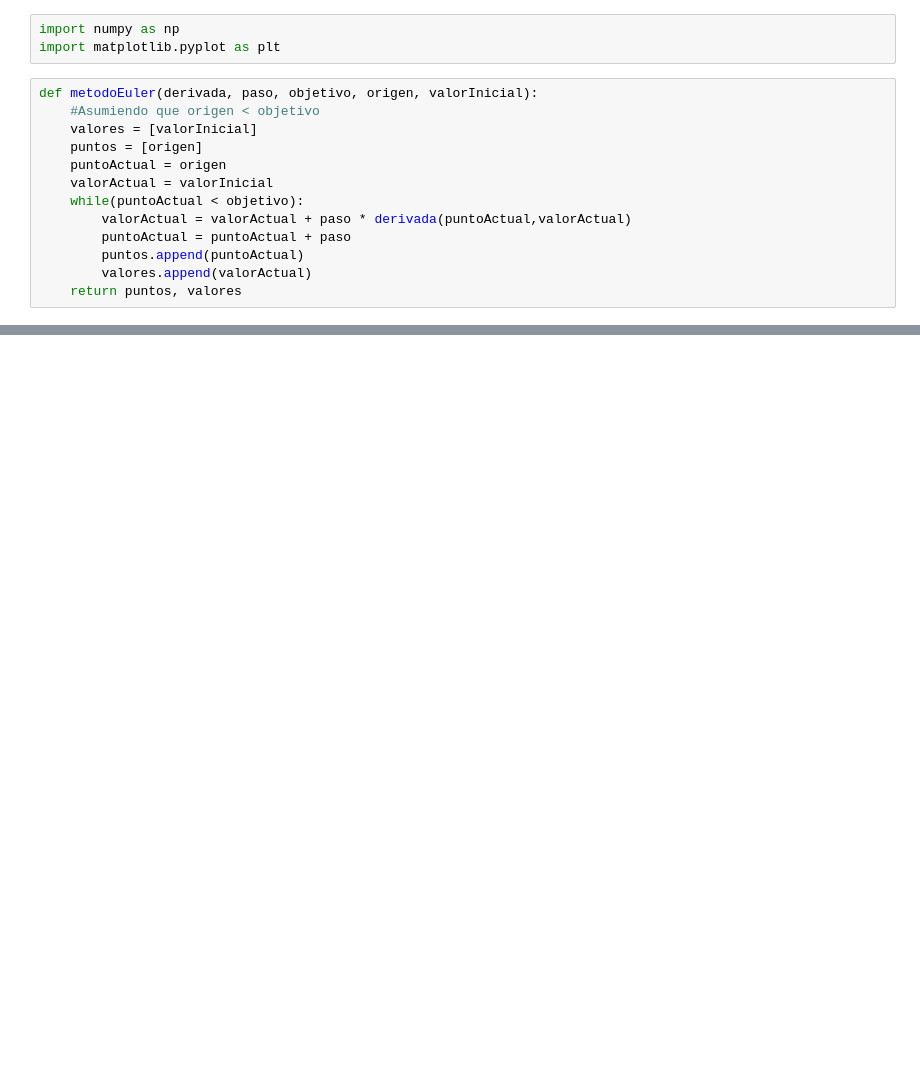
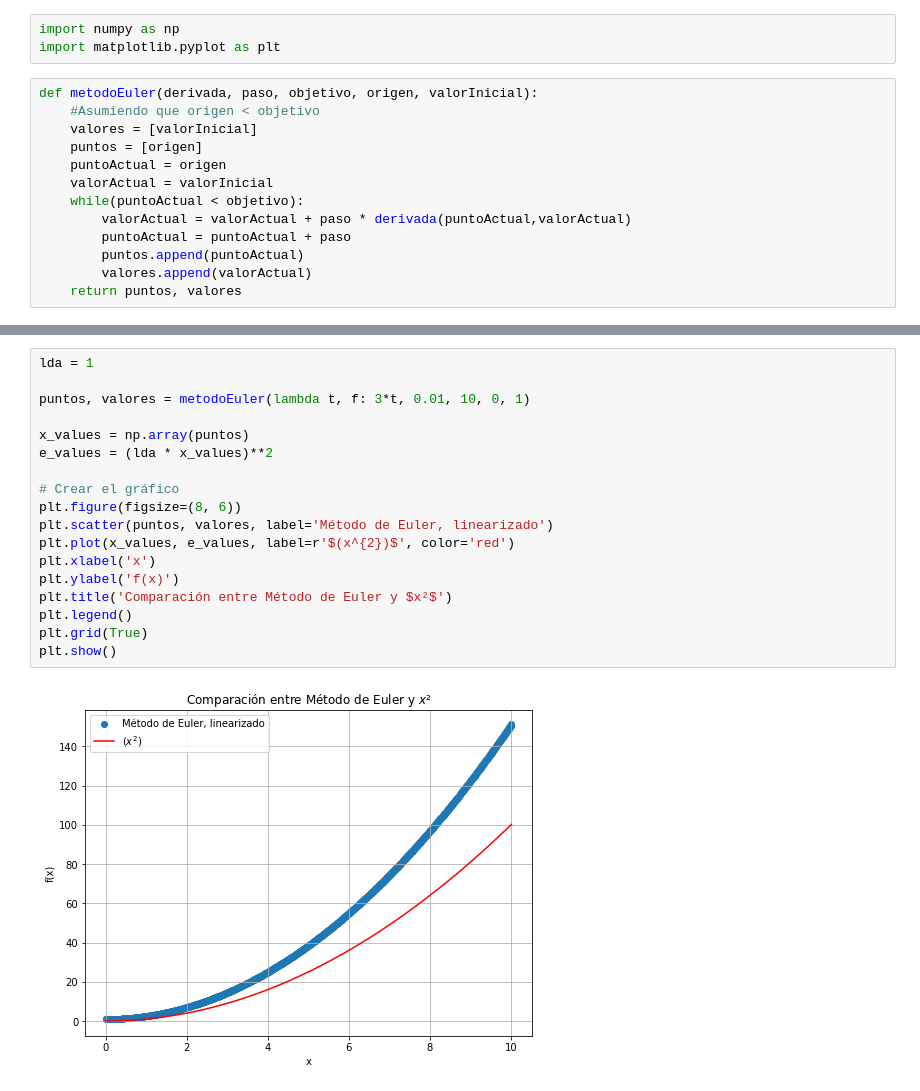
Before and after one commit to Aguspanale/modeladoContinuo, a Jupyter notebook: clase1Modelado/metodoEuler.ipynb, the cells around one changed output, grey strips where cells are left out. Drawn from its saved outputs; the diff is of its cells as text; blank space fills up the shorter version.

```diff
--- a/clase1Modelado/metodoEuler.ipynb
+++ b/clase1Modelado/metodoEuler.ipynb
@@ -55,0 +37,20 @@ plt.show()
+# %%
+lda = 1
+
+puntos, valores = metodoEuler(lambda t, f: 3*t, 0.01, 10, 0, 1)
+
+x_values = np.array(puntos)
+e_values = (lda * x_values)**2
+
+# Crear el gráfico
+plt.figure(figsize=(8, 6))
+plt.scatter(puntos, valores, label='Método de Euler, linearizado')
+plt.plot(x_values, e_values, label=r'$(x^{2})$', color='red')
+plt.xlabel('x')
+plt.ylabel('f(x)')
+plt.title('Comparación entre Método de Euler y $x²$')
+plt.legend()
+plt.grid(True)
+plt.show()
+# %% [output]
+[figure, added]
```
Also changed, not shown: parts of 6 cells of this notebook.
